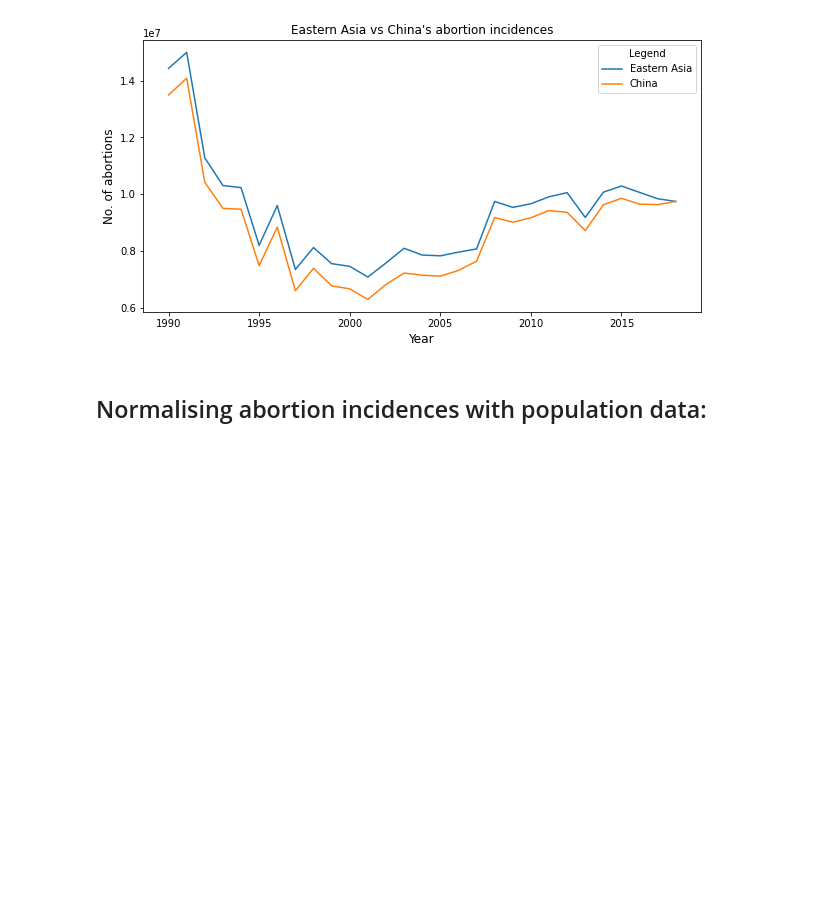
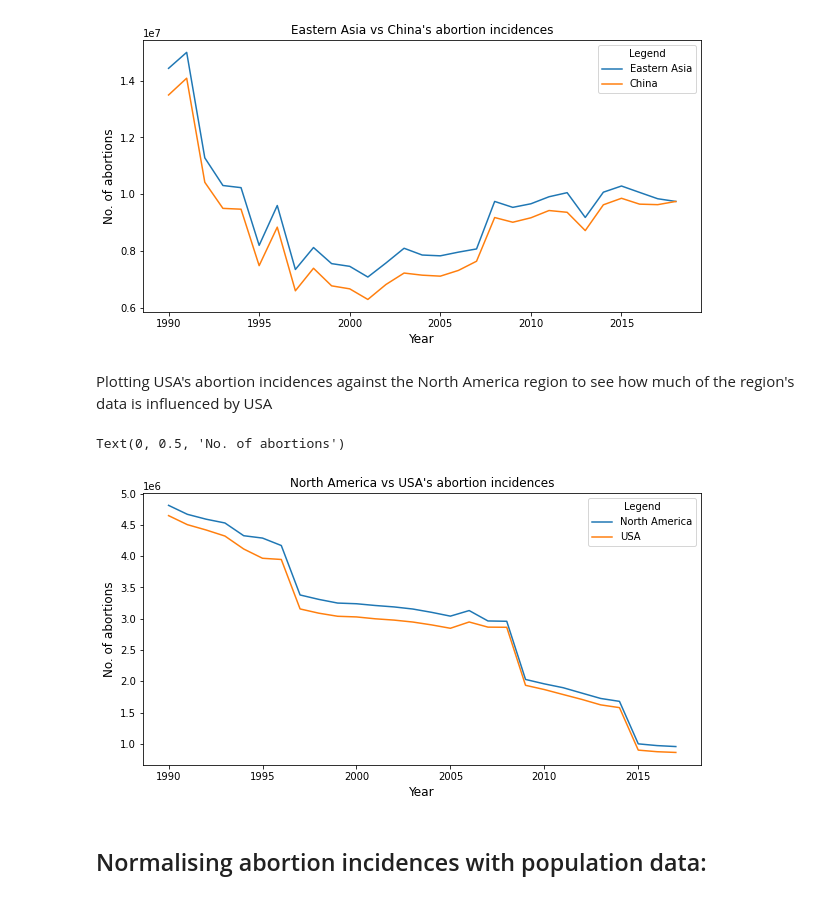
Before and after one commit to evo3000/data_project, a Jupyter notebook: data_project_abortion_incidence.ipynb, the cells around one changed output. Drawn from its saved outputs; the diff is of its cells as text; code cells hidden in the pictures; blank space fills up the shorter version.

Commit message:
data project done~

```diff
--- a/data_project_abortion_incidence.ipynb
+++ b/data_project_abortion_incidence.ipynb
@@ -320,5 +320,23 @@ plt.ylabel('No. of abortions', fontsize=12)
 # %% [output]
 Text(0, 0.5, 'No. of abortions')
 [figure]
+# %% [markdown]
+Plotting USA's abortion incidences against the North America region to see how much of the region's data is influenced by USA
+# %%
+df[df.subregion == "North America"].groupby(
+    "yearstart"
+).sum().numberofabortions.plot()
+
+df[df.country == "United States of America"].groupby(
+    "yearstart"
+).sum().numberofabortions.plot()
+
+plt.title("North America vs USA's abortion incidences")
+plt.legend(["North America", "USA"], title='Legend')
+plt.xlabel('Year', fontsize=12)
+plt.ylabel('No. of abortions', fontsize=12)
+# %% [output]
+Text(0, 0.5, 'No. of abortions')
+[figure, added]
 # %% [markdown]
 ## Normalising abortion incidences with population data:
```
Also changed, not shown: parts of 9 cells of this notebook.
